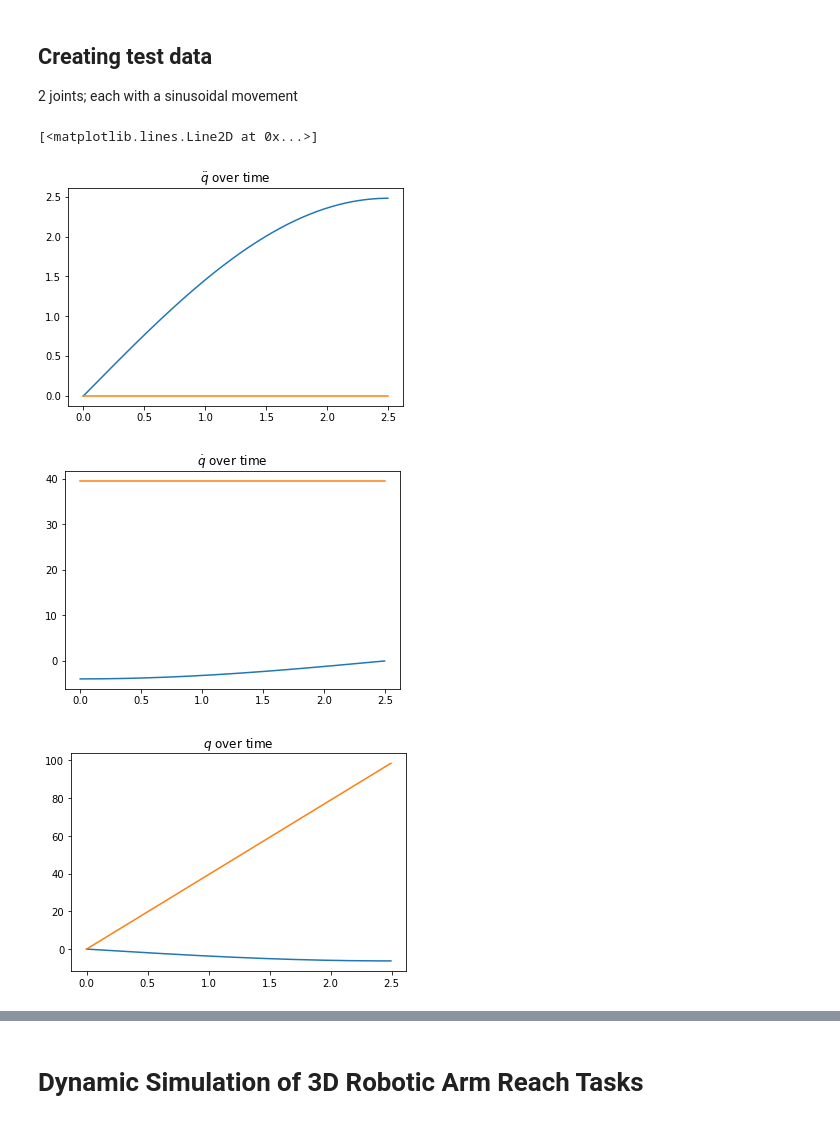
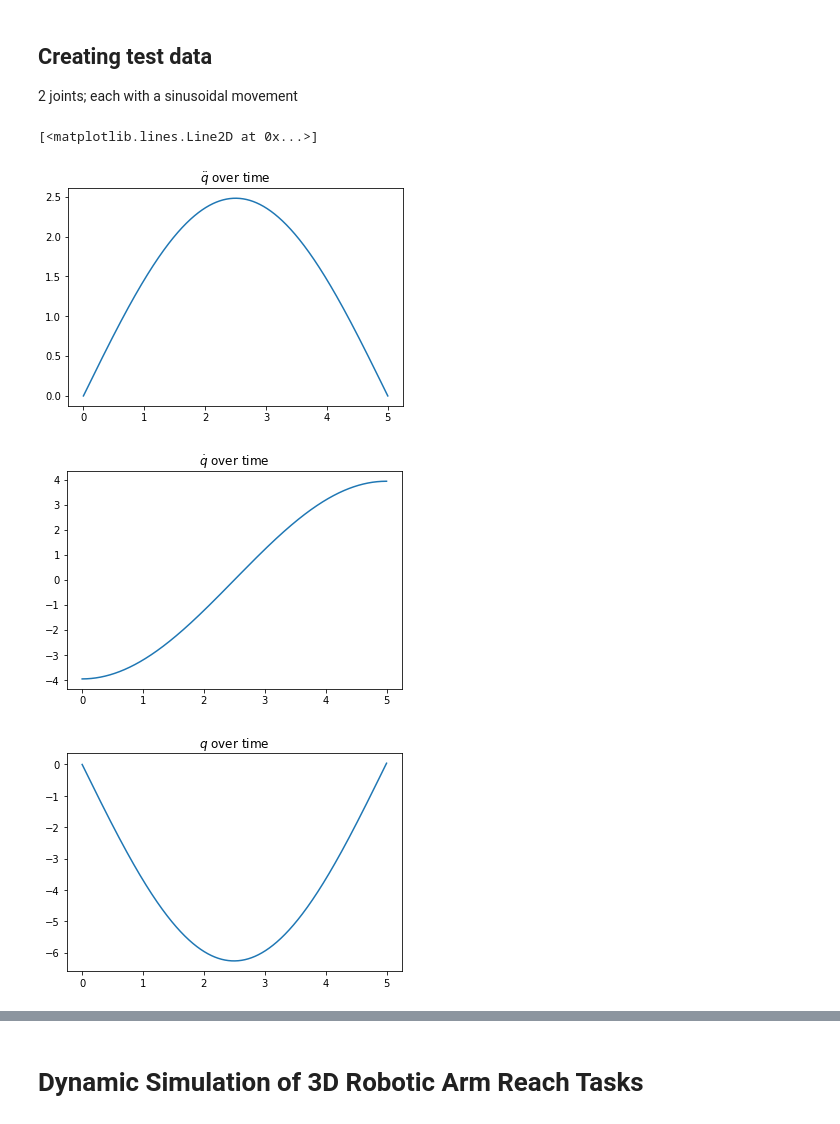
Before and after one commit to pranshumalik14/intuitive-arm-reach, a Jupyter notebook: notebooks/dmp_pdff_kinematic_sim_demo.ipynb, the cells around one changed output, grey strips where cells are left out. Drawn from its saved outputs; the diff is of its cells as text; code cells hidden in the pictures.

```diff
--- a/notebooks/dmp_pdff_kinematic_sim_demo.ipynb
+++ b/notebooks/dmp_pdff_kinematic_sim_demo.ipynb
@@ -130,28 +130,28 @@ init_condit = [q0, qdot0]
 # %%
 robot_arm = RobotArm2D(n_dims = n_dims) # by default takes two joints
 
 time_steps, q, qdot, qdotdot = get_traj( qdotdot, robot_arm, init_condit = [ q0, qdot0 ], dt = dt)
-pts_to_trace = 500
+pts_to_trace = 1001
 %matplotlib inline
 # plt.figure()
 plt.title('$\ddot{q}$ over time')
 plt.plot(time_steps[:pts_to_trace], qdotdot[:pts_to_trace, 0])
-plt.plot(time_steps[:pts_to_trace], qdotdot[:pts_to_trace, 1])
+# plt.plot(time_steps[:pts_to_trace], qdotdot[:pts_to_trace, 1])
 
 plt.figure()
 plt.title('$\dot{q}$ over time')
 plt.plot(time_steps[:pts_to_trace], qdot[:pts_to_trace, 0])
-plt.plot(time_steps[:pts_to_trace], qdot[:pts_to_trace, 1])
+# plt.plot(time_steps[:pts_to_trace], qdot[:pts_to_trace, 1])
 
 plt.figure()
 plt.title('$q$ over time')
 plt.plot(time_steps[:pts_to_trace], q[:pts_to_trace, 0])
-plt.plot(time_steps[:pts_to_trace], q[:pts_to_trace, 1])
+# plt.plot(time_steps[:pts_to_trace], q[:pts_to_trace, 1])
 # %% [output]
 [<matplotlib.lines.Line2D at 0x...>]
-[figure, old version]
+[figure, new version]
-[figure, old version]
+[figure, new version]
-[figure, old version]
+[figure, new version]
 # %%
 # code for getting angles by integrating qdd or DMP policy over time
 
```
Also changed, not shown: parts of 1 cell of this notebook.
